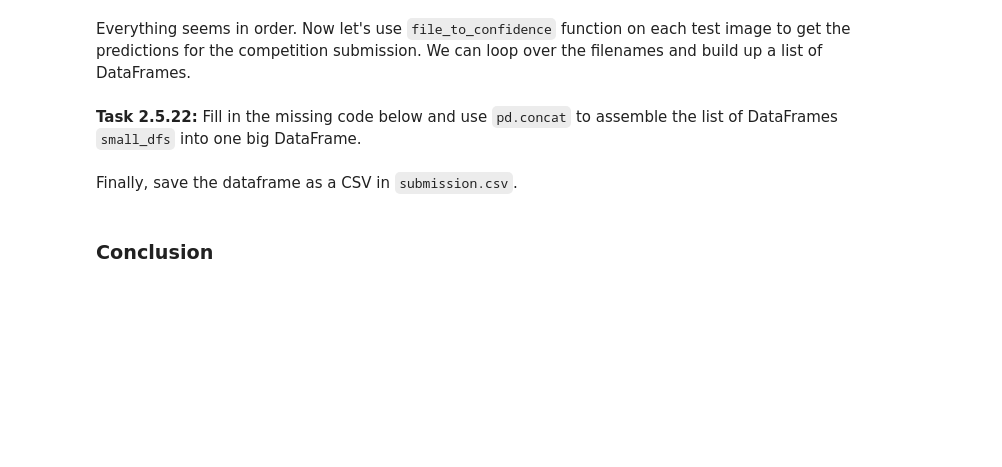
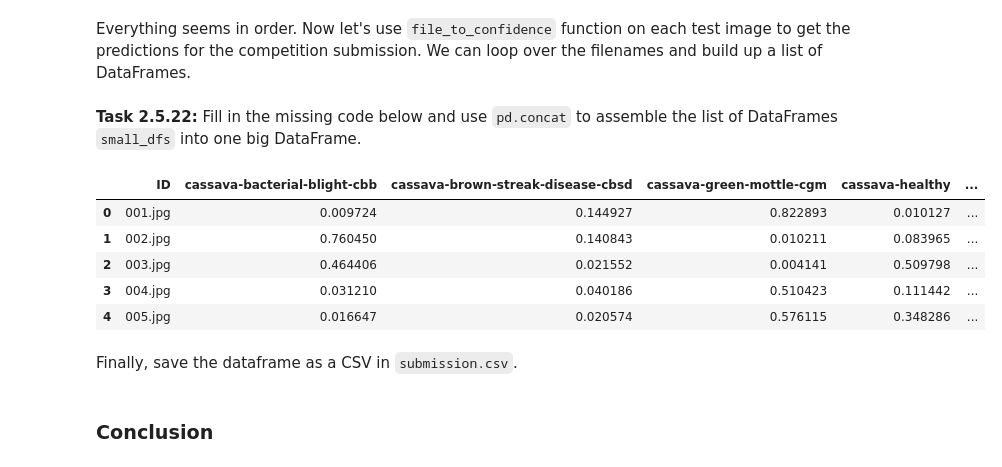
Before and after one commit to maxim-eyengue/WQU-Applied-AI-Lab, a Jupyter notebook: P02_Crop_Disease_Uganda/025-callbacks.ipynb, the cells around one changed output. Drawn from its saved outputs; the diff is of its cells as text; code cells hidden in the pictures; blank space fills up the shorter version.

```diff
--- a/P02_Crop_Disease_Uganda/025-callbacks.ipynb
+++ b/P02_Crop_Disease_Uganda/025-callbacks.ipynb
@@ -178,7 +178,7 @@ Now let's make the transformation pipeline. In the normalization step, use the `
 **Task 2.5.3:** Create the transformation pipeline using `transforms.Compose` from `torchvision` package. Follow what we did in the previous lessons.
 # %%
 # Set mean and std for this notebook
-mean, std = [], []
+mean, std = [0.485, 0.456, 0.406], [0.229, 0.224, 0.225]
 # %%
 # Set of images transformations
 transform_normalized = transforms.Compose([
@@ -678,0 +978,5 @@ print(test_dir)
+# %%
+# Set test data directory path
+test_dir = os.path.join("data_p2/", "test")
+
+print(test_dir)
@@ -724,17 +1054,28 @@ Everything seems in order. Now let's use `file_to_confidence` function on each t
 # %% [markdown]
 **Task 2.5.22:** Fill in the missing code below and use `pd.concat` to assemble the list of DataFrames `small_dfs` into one big DataFrame.
 # %%
+# Initialize list of predictions data-frames
 small_dfs = []
 
-for filename in tqdm(os.listdir(test_dir), desc="Predicting on test set"):
+# For each file in the test directory
+for filename in tqdm(os.listdir(test_dir), desc = "Predicting on test set"):
+    # Store its predictions
     small_dfs.append(
         file_to_confidence(model, test_dir, filename, transform_normalized)
     )
 
-confidence_df = ...
-
-confidence_df = confidence_df.sort_values("ID").reset_index(drop=True)
+# Get all the predictions together
+confidence_df = pd.concat(small_dfs)
+# Sort predictions data-frame and reset indexes
+confidence_df = confidence_df.sort_values("ID").reset_index(drop = True)
 confidence_df.head()
+# %% [output]
+|  | ID | cassava-bacterial-blight-cbb | cassava-brown-streak-disease-cbsd | cassava-green-mottle-cgm | cassava-healthy | ... |
+| 0 | 001.jpg | 0.009724 | 0.144927 | 0.822893 | 0.010127 | ... |
+| 1 | 002.jpg | 0.760450 | 0.140843 | 0.010211 | 0.083965 | ... |
+| 2 | 003.jpg | 0.464406 | 0.021552 | 0.004141 | 0.509798 | ... |
+| 3 | 004.jpg | 0.031210 | 0.040186 | 0.510423 | 0.111442 | ... |
+| 4 | 005.jpg | 0.016647 | 0.020574 | 0.576115 | 0.348286 | ... |
 # %% [markdown]
 Finally, save the dataframe as a CSV in `submission.csv`.
 # %%
```
Also changed, not shown: parts of 38 cells of this notebook.
